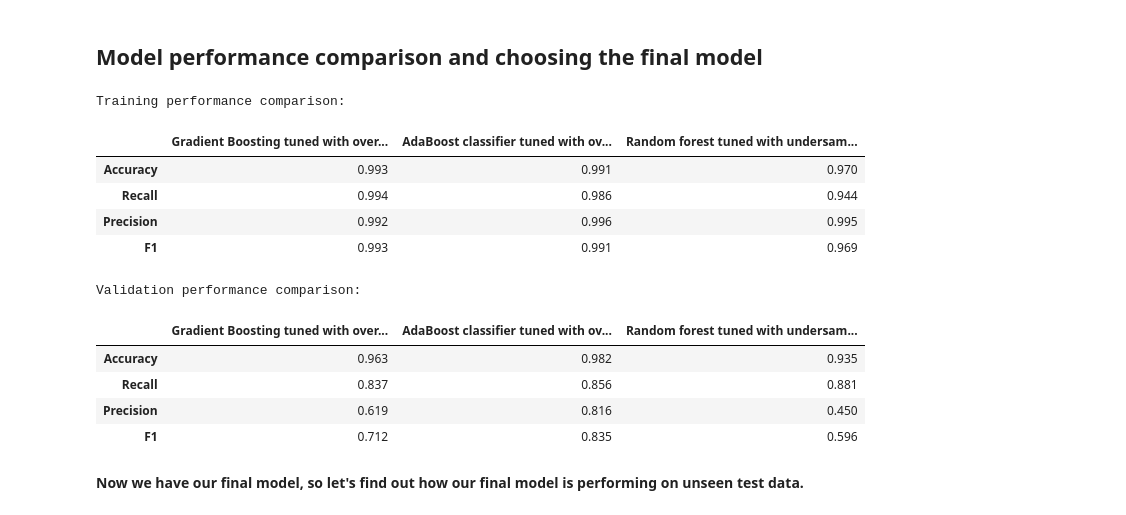
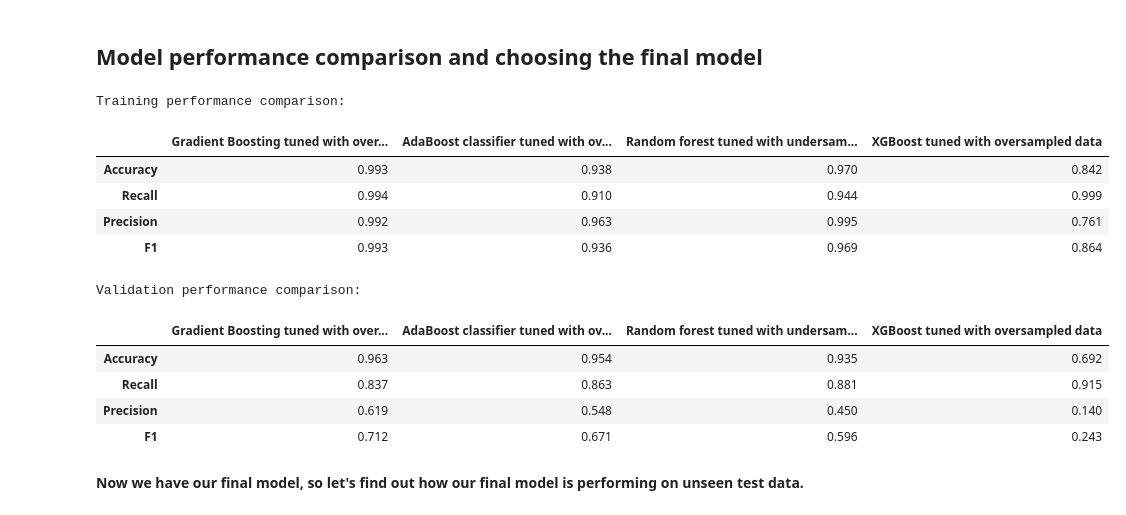
Before and after one commit to Mahal09/Python, a Jupyter notebook: MT_Project6_Adaboost_LowCode.ipynb, the cells around one changed output. Cells and saved outputs as stored; diff of their text form; code cells hidden in the pictures.

```diff
--- a/MT_Project6_Adaboost_LowCode.ipynb
+++ b/MT_Project6_Adaboost_LowCode.ipynb
@@ -823,7 +826,7 @@ Wall time: 23min 37s
 # %%
 # Creating new pipeline with best parameters
 tuned_ada = AdaBoostClassifier(
-    n_estimators= 200, learning_rate= 0.2, base_estimator= DecisionTreeClassifier(max_depth=3, random_state=1)
+    n_estimators= 200, learning_rate= 0.2, estimator= DecisionTreeClassifier(max_depth=3, random_state=1)
 ) ## Complete the code with the best parameters obtained from tuning
 
 tuned_ada.fit(X_train_over, y_train_over) ## Complete the code to fit the model on oversampled data
@@ -949,13 +952,13 @@ gbm_val_perf
 # %% [markdown]
 **Note**: You can choose to skip this section if XGBoost gives error.
 # %%
-'''%%time
+%%time
 
 # defining model
 Model = XGBClassifier(random_state=1,eval_metric='logloss')
 
 #Parameter grid to pass in RandomSearchCV
-param_grid={'n_estimators':[150,200,250],'scale_pos_weight':[5,10], 'learning_rate':[0.1,0.2], 'gamma':[0,3,5], 'subsample':[0.8,0.9]}
+param_grid={'n_estimators':[15,20,25],'scale_pos_weight':[5,10], 'learning_rate':[0.1,0.2], 'gamma':[0,3,5], 'subsample':[0.8,0.9]}
 
 #Calling RandomizedSearchCV
 randomized_cv = RandomizedSearchCV(estimator=Model, param_distributions=param_grid, n_iter=50, n_jobs = -1, scoring=scorer, cv=3, random_state=1)
@@ -963,4 +966,4 @@ randomized_cv = RandomizedSearchCV(estimator=Model, param_distributions=param_gr
 #Fitting parameters in RandomizedSearchCV
 randomized_cv.fit(X_train_over, y_train_over) ## Complete the code to fit the model on over sampled data
 
-print("Best parameters are {} with CV score={}:" .format(randomized_cv.best_params_,randomized_cv.best_score_))'''
+print("Best parameters are {} with CV score={}:" .format(randomized_cv.best_params_,randomized_cv.best_score_))
@@ -967,12 +974,12 @@ print("Best parameters are {} with CV score={}:" .format(randomized_cv.best_para
 # %%
-'''xgb2 = XGBClassifier(
+xgb2 = XGBClassifier(
     random_state=1,
     eval_metric="logloss",
-    subsample=_______,
-    scale_pos_weight=_______,
-    n_estimators=_______,
-    learning_rate=_______,
-    gamma=_______,
+    subsample=0.9,
+    scale_pos_weight=10,
+    n_estimators=15,
+    learning_rate=0.1,
+    gamma=0,
 )## Complete the code with the best parameters obtained from tuning
 
-xgb2.fit(X_train_over, y_train_over) ## Complete the code to fit the model on over sampled data'''
+xgb2.fit(X_train_over, y_train_over) ## Complete the code to fit the model on over sampled data
@@ -979,3 +998,3 @@ xgb2.fit(X_train_over, y_train_over) ## Complete the code to fit the model on ov
 # %%
-#xgb2_train_perf = model_performance_classification_sklearn(xgb2, X_train_over, y_train_over) ## Complete the code to check the performance on oversampled train set
-#xgb2_train_perf
+xgb2_train_perf = model_performance_classification_sklearn(xgb2, X_train_over, y_train_over) ## Complete the code to check the performance on oversampled train set
+xgb2_train_perf
@@ -989,28 +1014,30 @@ xgb2.fit(X_train_over, y_train_over) ## Complete the code to fit the model on ov
 # %%
 # training performance comparison
 
 models_train_comp_df = pd.concat(
     [
         gbm_train_perf.T,
         ada_train_perf.T,
         rf2_train_perf.T,
+        xgb2_train_perf.T
     ],
     axis=1,
 )
 models_train_comp_df.columns = [
     "Gradient Boosting tuned with oversampled data",
     "AdaBoost classifier tuned with oversampled data",
     "Random forest tuned with undersampled data",
+    "XGBoost tuned with oversampled data",
 ]
 print("Training performance comparison:")
 models_train_comp_df
 # %% [output]
 Training performance comparison:
-|  | Gradient Boosting tuned with over... | AdaBoost classifier tuned with ov... | Random forest tuned with undersam... |
-| Accuracy | 0.993 | 0.991 | 0.970 |
-| Recall | 0.994 | 0.986 | 0.944 |
-| Precision | 0.992 | 0.996 | 0.995 |
-| F1 | 0.993 | 0.991 | 0.969 |
+|  | Gradient Boosting tuned with over... | AdaBoost classifier tuned with ov... | Random forest tuned with undersam... | XGBoost tuned with oversampled data |
+| Accuracy | 0.993 | 0.938 | 0.970 | 0.842 |
+| Recall | 0.994 | 0.910 | 0.944 | 0.999 |
+| Precision | 0.992 | 0.963 | 0.995 | 0.761 |
+| F1 | 0.993 | 0.936 | 0.969 | 0.864 |
 # %%
 # validation performance comparison
 ## Write the code to compare the performance on validation set
@@ -1020,6 +1047,7 @@ models_val_comp_df = pd.concat(
         gbm_val_perf.T,
         ada_val_perf.T,
         rf2_val_perf.T,
+        xgb2_val_perf.T
     ],
     axis=1,
 )
@@ -1027,16 +1055,17 @@ models_val_comp_df.columns = [
     "Gradient Boosting tuned with oversampled data",
     "AdaBoost classifier tuned with oversampled data",
     "Random forest tuned with undersampled data",
+    "XGBoost tuned with oversampled data",
 ]
 print("Validation performance comparison:")
 models_val_comp_df
 # %% [output]
 Validation performance comparison:
-|  | Gradient Boosting tuned with over... | AdaBoost classifier tuned with ov... | Random forest tuned with undersam... |
-| Accuracy | 0.963 | 0.982 | 0.935 |
-| Recall | 0.837 | 0.856 | 0.881 |
-| Precision | 0.619 | 0.816 | 0.450 |
-| F1 | 0.712 | 0.835 | 0.596 |
+|  | Gradient Boosting tuned with over... | AdaBoost classifier tuned with ov... | Random forest tuned with undersam... | XGBoost tuned with oversampled data |
+| Accuracy | 0.963 | 0.954 | 0.935 | 0.692 |
+| Recall | 0.837 | 0.863 | 0.881 | 0.915 |
+| Precision | 0.619 | 0.548 | 0.450 | 0.140 |
+| F1 | 0.712 | 0.671 | 0.596 | 0.243 |
 # %% [markdown]
 **Now we have our final model, so let's find out how our final model is performing on unseen test data.**
 # %%
```
Also changed, not shown: parts of 23 cells of this notebook.
